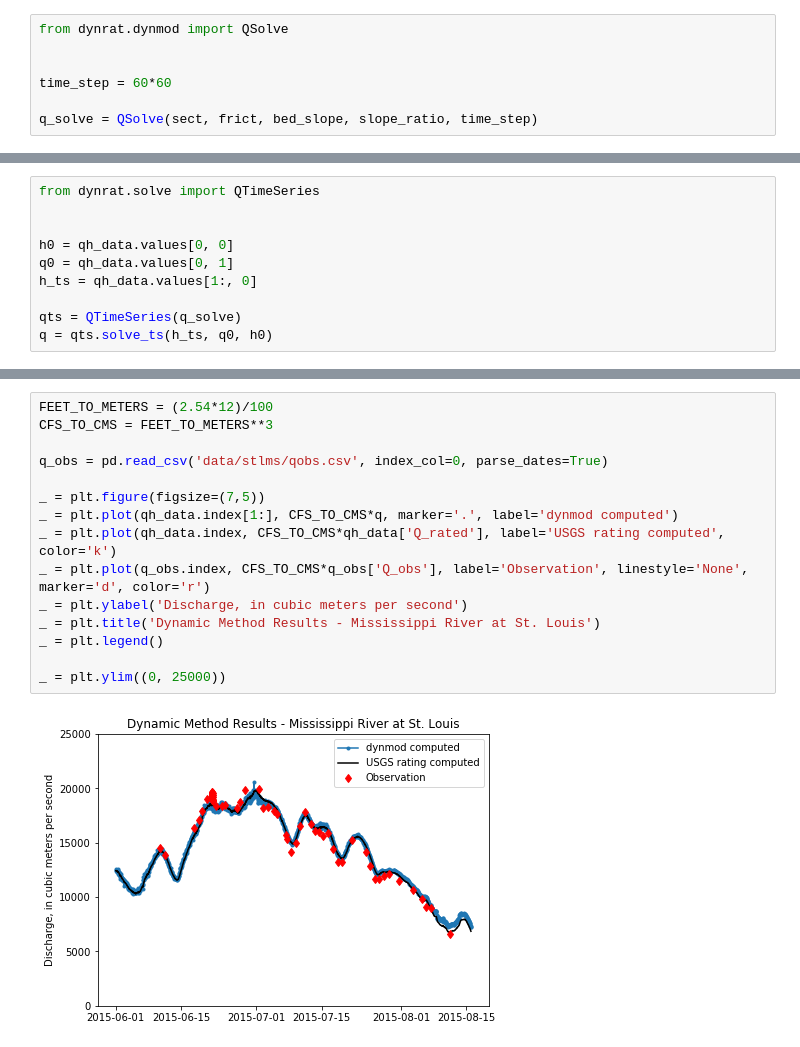
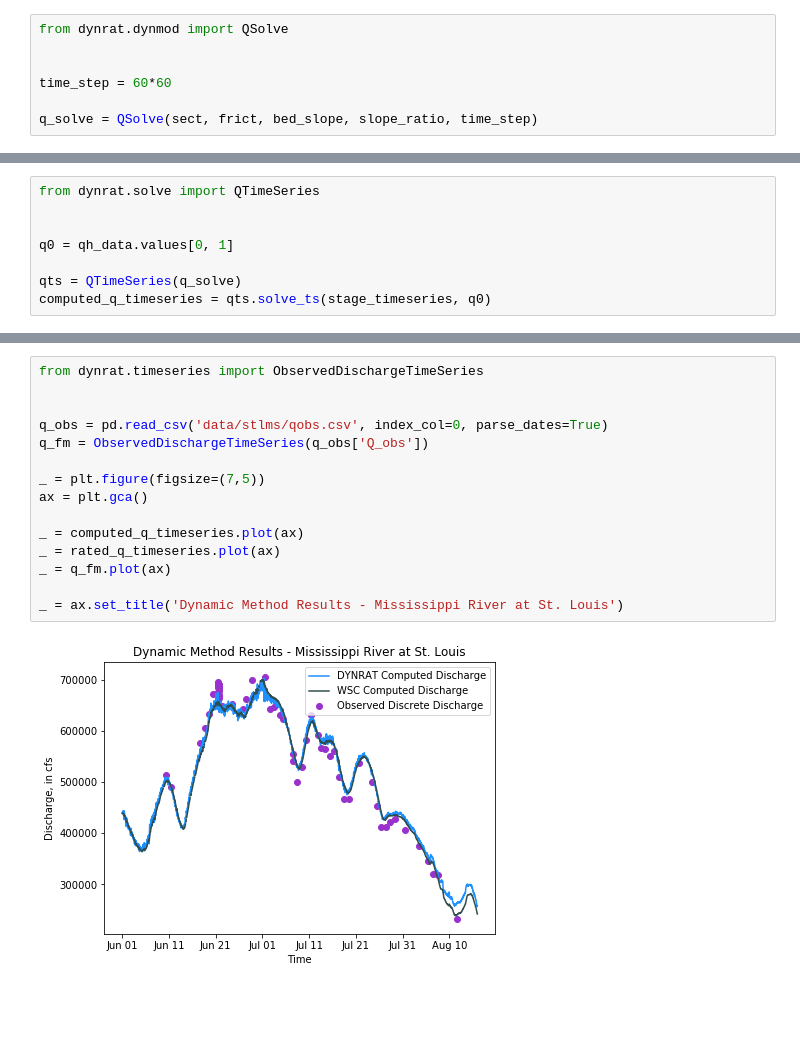
Before and after one commit to mdomanski-usgs/dynrat, a Jupyter notebook: examples/stlms.ipynb, the cells around one changed output, grey strips where cells are left out. Cells and saved outputs as stored; diff of their text form; blank space fills up the shorter version.

```diff
--- a/examples/stlms.ipynb
+++ b/examples/stlms.ipynb
@@ -71,9 +83,7 @@ qh_data.head()
 from dynrat.solve import QTimeSeries
 
 
-h0 = qh_data.values[0, 0]
 q0 = qh_data.values[0, 1]
-h_ts = qh_data.values[1:, 0]
 
 qts = QTimeSeries(q_solve)
-q = qts.solve_ts(h_ts, q0, h0)
+computed_q_timeseries = qts.solve_ts(stage_timeseries, q0)
@@ -85,17 +90,17 @@ _ = plt.ylabel('Stage, in ft')
-# %%
-FEET_TO_METERS = (2.54*12)/100
-CFS_TO_CMS = FEET_TO_METERS**3
-
-q_obs = pd.read_csv('data/stlms/qobs.csv', index_col=0, parse_dates=True)
-
-_ = plt.figure(figsize=(7,5))
-_ = plt.plot(qh_data.index[1:], CFS_TO_CMS*q, marker='.', label='dynmod computed')
-_ = plt.plot(qh_data.index, CFS_TO_CMS*qh_data['Q_rated'], label='USGS rating computed', color='k')
-_ = plt.plot(q_obs.index, CFS_TO_CMS*q_obs['Q_obs'], label='Observation', linestyle='None', marker='d', color='r')
-_ = plt.ylabel('Discharge, in cubic meters per second')
-_ = plt.title('Dynamic Method Results - Mississippi River at St. Louis')
-_ = plt.legend()
-
-_ = plt.ylim((0, 25000))
-# %% [output]
-[figure, removed]
+# %%
+from dynrat.timeseries import ObservedDischargeTimeSeries
+
+
+q_obs = pd.read_csv('data/stlms/qobs.csv', index_col=0, parse_dates=True)
+q_fm = ObservedDischargeTimeSeries(q_obs['Q_obs'])
+
+_ = plt.figure(figsize=(7,5))
+ax = plt.gca()
+
+_ = computed_q_timeseries.plot(ax)
+_ = rated_q_timeseries.plot(ax)
+_ = q_fm.plot(ax)
+
+_ = ax.set_title('Dynamic Method Results - Mississippi River at St. Louis')
+# %% [output]
+[figure, added]
```
Also changed, not shown: parts of 10 cells of this notebook.
